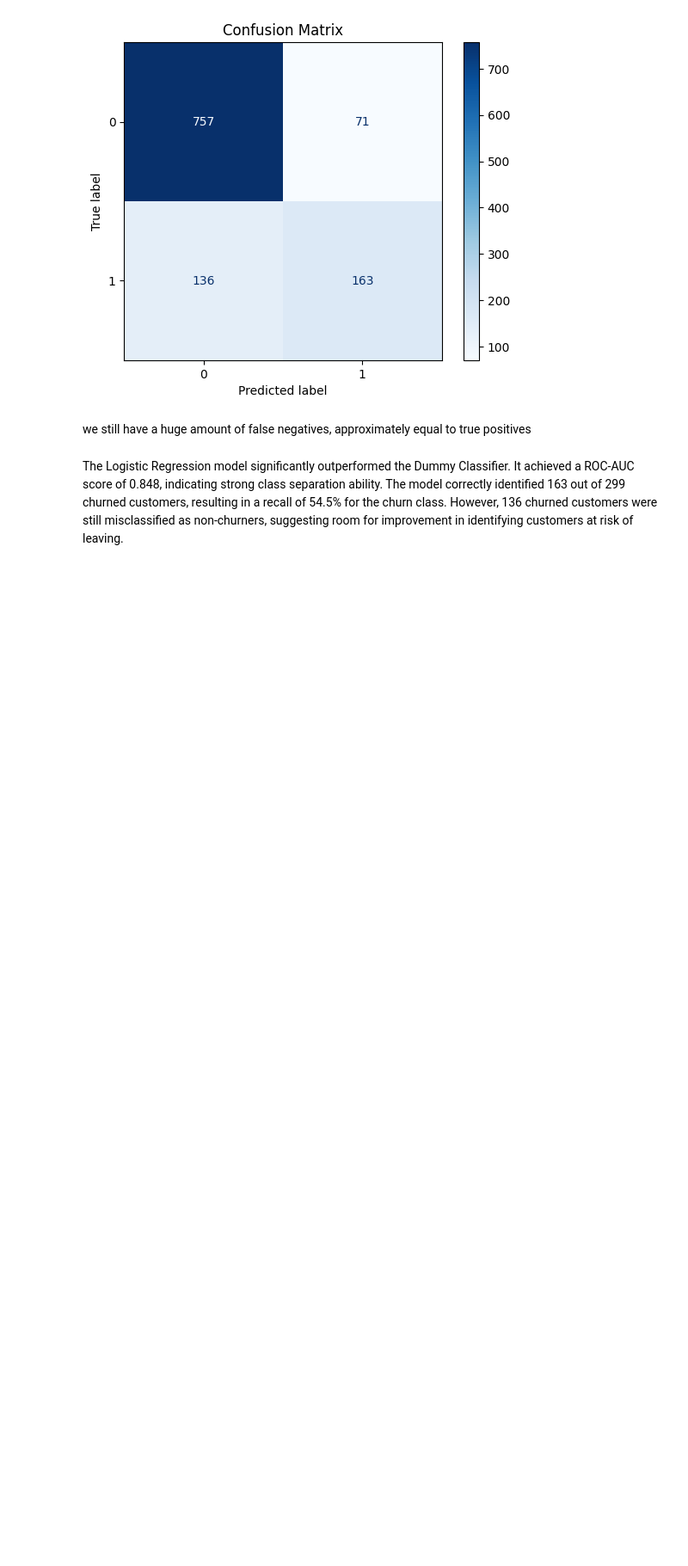
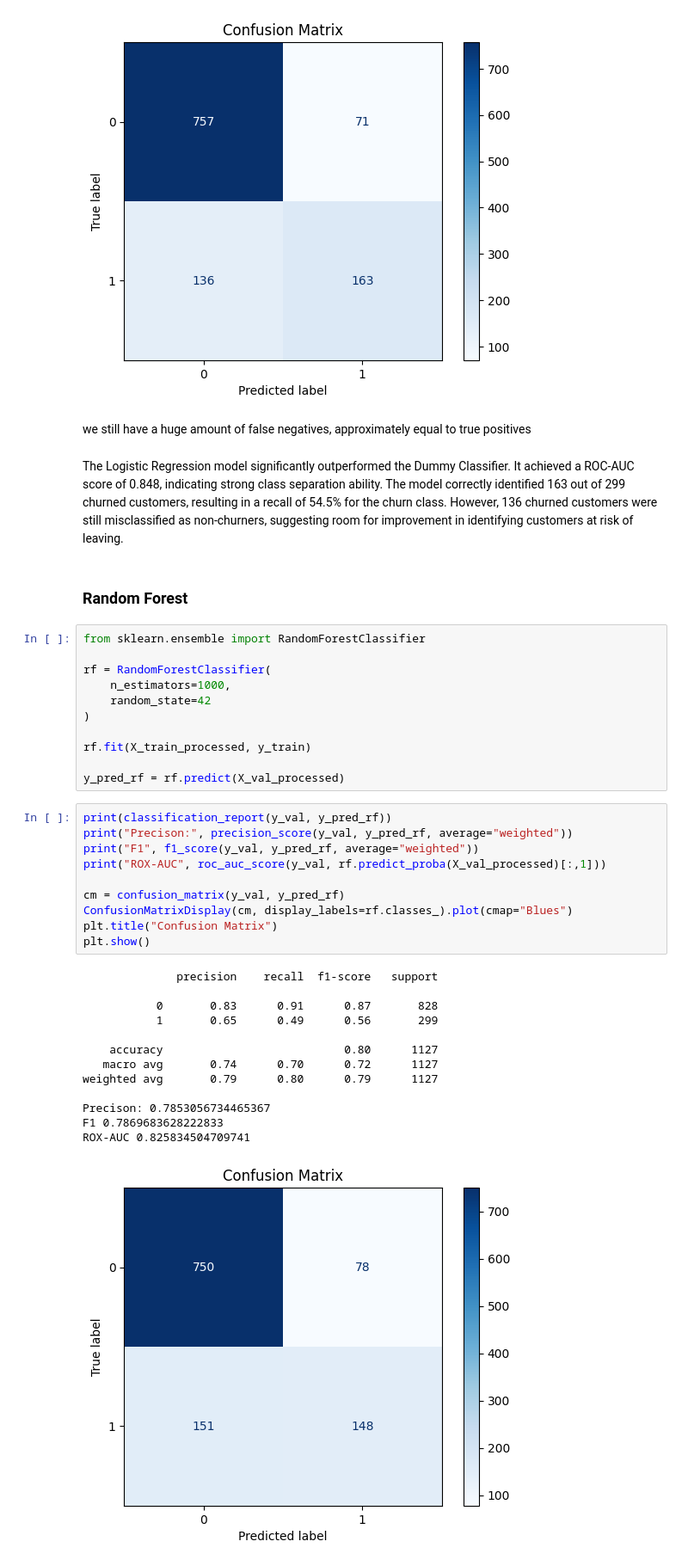
Before and after one commit to Kaemiii-SS/Churn-Prediction-System, a Jupyter notebook: training/model_training.ipynb, the cells around one changed output. Shown at 86% size. Drawn from its saved outputs; the diff is of its cells as text; blank space fills up the shorter version.

Commit message:
training and fine tuning a random tree classifier

```diff
--- a/training/model_training.ipynb
+++ b/training/model_training.ipynb
@@ -232,3 +232,40 @@ plt.show()
 we still have a huge amount of false negatives, approximately equal to true positives
 # %% [markdown]
 The Logistic Regression model significantly outperformed the Dummy Classifier. It achieved a ROC-AUC score of 0.848, indicating strong class separation ability. The model correctly identified 163 out of 299 churned customers, resulting in a recall of 54.5% for the churn class. However, 136 churned customers were still misclassified as non-churners, suggesting room for improvement in identifying customers at risk of leaving.
+# %% [markdown]
+### Random Forest
+# %%
+from sklearn.ensemble import RandomForestClassifier
+
+rf = RandomForestClassifier(
+    n_estimators=1000,
+    random_state=42
+)
+
+rf.fit(X_train_processed, y_train)
+
+y_pred_rf = rf.predict(X_val_processed)
+# %%
+print(classification_report(y_val, y_pred_rf))
+print("Precison:", precision_score(y_val, y_pred_rf, average="weighted"))
+print("F1", f1_score(y_val, y_pred_rf, average="weighted"))
+print("ROX-AUC", roc_auc_score(y_val, rf.predict_proba(X_val_processed)[:,1]))
+
+cm = confusion_matrix(y_val, y_pred_rf)
+ConfusionMatrixDisplay(cm, display_labels=rf.classes_).plot(cmap="Blues")
+plt.title("Confusion Matrix")
+plt.show()
+# %% [output]
+              precision    recall  f1-score   support
+
+           0       0.83      0.91      0.87       828
+           1       0.65      0.49      0.56       299
+
+    accuracy                           0.80      1127
+   macro avg       0.74      0.70      0.72      1127
+weighted avg       0.79      0.80      0.79      1127
+
+Precison: 0.7853056734465367
+F1 0.7869683628222833
+ROX-AUC 0.825834504709741
+[figure, added]
```
Also changed, not shown: parts of 6 cells of this notebook.
